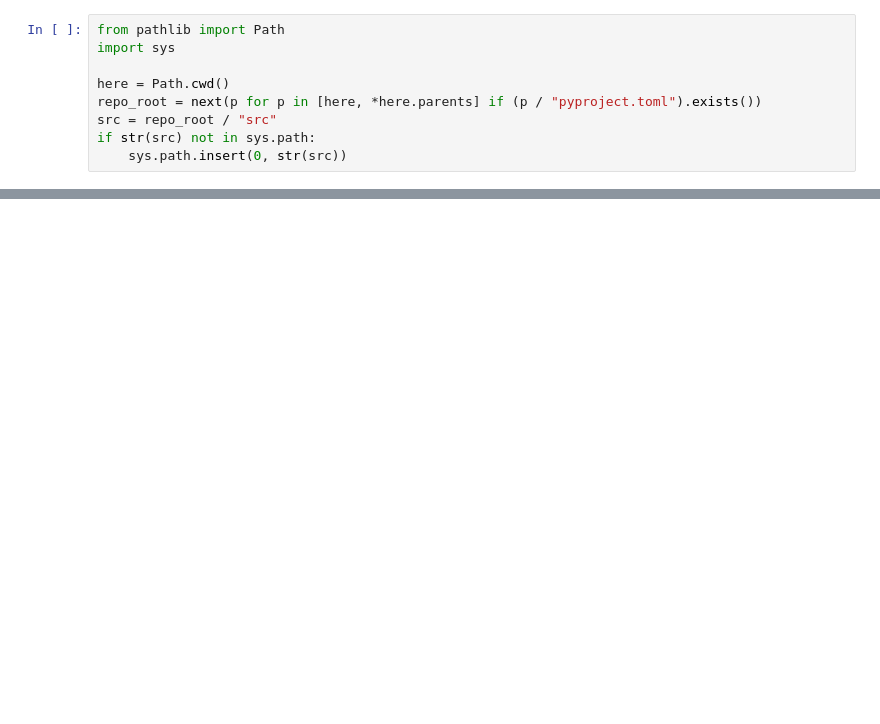
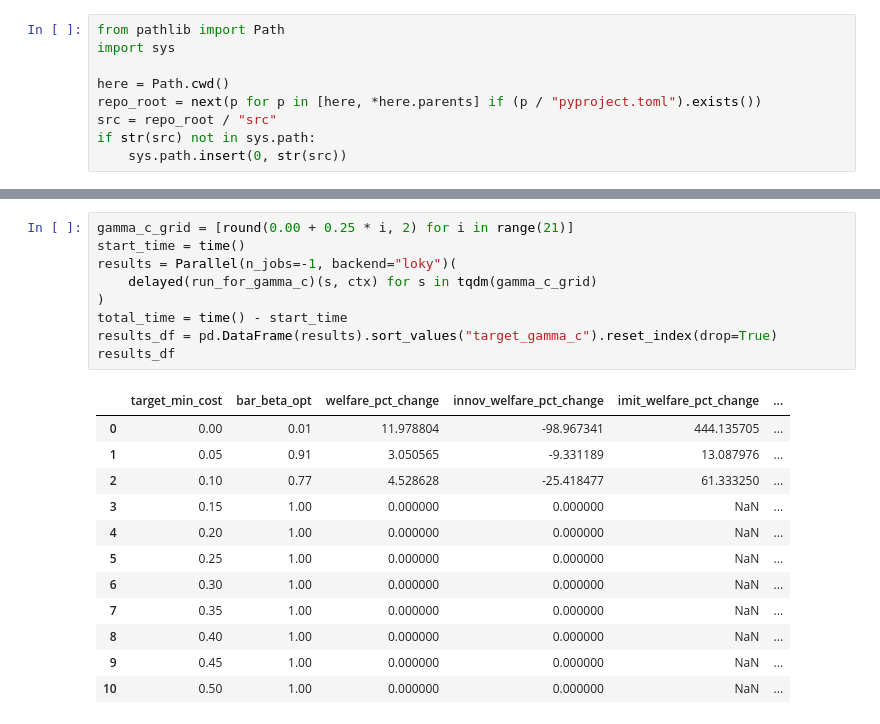
Before and after one commit to jesselabelle/optimal-ipr, a Jupyter notebook: notebooks/robustness/GAMMA_C_COST.ipynb, the cells around one changed output, grey strips where cells are left out. Cells and saved outputs as stored; diff of their text form; blank space fills up the shorter version.

```diff
--- a/notebooks/robustness/GAMMA_C_COST.ipynb
+++ b/notebooks/robustness/GAMMA_C_COST.ipynb
@@ -121,0 +136,22 @@ def run_model(ctx: Context, c: callable) -> tuple[float, float]:
+# %%
+gamma_c_grid = [round(0.00 + 0.25 * i, 2) for i in range(21)]
+start_time = time()
+results = Parallel(n_jobs=-1, backend="loky")(
+    delayed(run_for_gamma_c)(s, ctx) for s in tqdm(gamma_c_grid)
+)
+total_time = time() - start_time
+results_df = pd.DataFrame(results).sort_values("target_gamma_c").reset_index(drop=True)
+results_df
+# %% [output]
+|  | target_min_cost | bar_beta_opt | welfare_pct_change | innov_welfare_pct_change | imit_welfare_pct_change | ... |
+| 0 | 0.00 | 0.01 | 11.978804 | -98.967341 | 444.135705 | ... |
+| 1 | 0.05 | 0.91 | 3.050565 | -9.331189 | 13.087976 | ... |
+| 2 | 0.10 | 0.77 | 4.528628 | -25.418477 | 61.333250 | ... |
+| 3 | 0.15 | 1.00 | 0.000000 | 0.000000 | NaN | ... |
+| 4 | 0.20 | 1.00 | 0.000000 | 0.000000 | NaN | ... |
+| 5 | 0.25 | 1.00 | 0.000000 | 0.000000 | NaN | ... |
+| 6 | 0.30 | 1.00 | 0.000000 | 0.000000 | NaN | ... |
+| 7 | 0.35 | 1.00 | 0.000000 | 0.000000 | NaN | ... |
+| 8 | 0.40 | 1.00 | 0.000000 | 0.000000 | NaN | ... |
+| 9 | 0.45 | 1.00 | 0.000000 | 0.000000 | NaN | ... |
+| 10 | 0.50 | 1.00 | 0.000000 | 0.000000 | NaN | ... |
```
Also changed, not shown: parts of 7 cells of this notebook, 36 other files.
